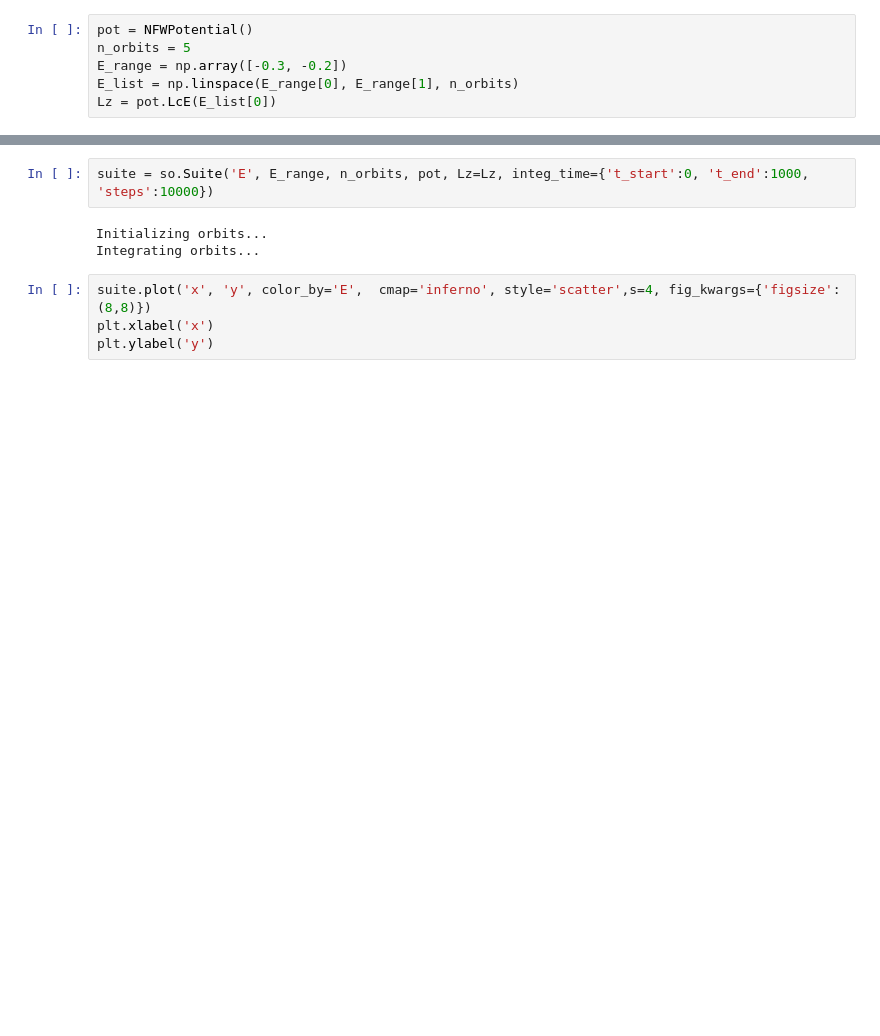
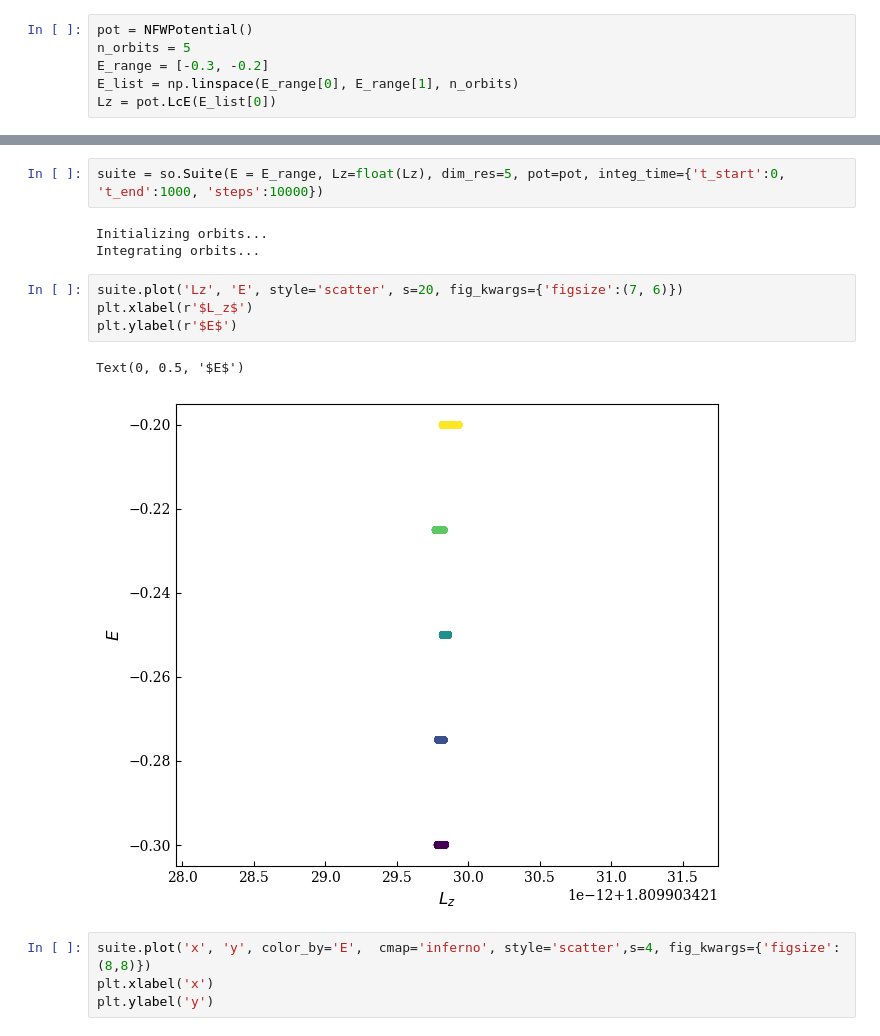
Before and after one commit to sgpfaff/suiteOrbits, a Jupyter notebook: examples/example.ipynb, the cells around one changed output, grey strips where cells are left out. Drawn from its saved outputs; the diff is of its cells as text; blank space fills up the shorter version.

Commit message:
Update arguments for Suite to be more user friendly.

```diff
--- a/examples/example.ipynb
+++ b/examples/example.ipynb
@@ -6,6 +6,6 @@ from galpy.potential import NFWPotential
 # %%
 pot = NFWPotential()
 n_orbits = 5
-E_range = np.array([-0.3, -0.2])
+E_range = [-0.3, -0.2]
 E_list = np.linspace(E_range[0], E_range[1], n_orbits)
 Lz = pot.LcE(E_list[0])
@@ -12,8 +16,15 @@ Lz = pot.LcE(E_list[0])
 # %%
-suite = so.Suite('E', E_range, n_orbits, pot, Lz=Lz, integ_time={'t_start':0, 't_end':1000, 'steps':10000})
+suite = so.Suite(E = E_range, Lz=float(Lz), dim_res=5, pot=pot, integ_time={'t_start':0, 't_end':1000, 'steps':10000})
 # %% [output]
 Initializing orbits...
 Integrating orbits...
+# %%
+suite.plot('Lz', 'E', style='scatter', s=20, fig_kwargs={'figsize':(7, 6)})
+plt.xlabel(r'$L_z$')
+plt.ylabel(r'$E$')
+# %% [output]
+Text(0, 0.5, '$E$')
+[figure, added]
 # %%
 suite.plot('x', 'y', color_by='E',  cmap='inferno', style='scatter',s=4, fig_kwargs={'figsize':(8,8)})
 plt.xlabel('x')
```
Also changed, not shown: parts of 1 cell of this notebook, 3 other files.
